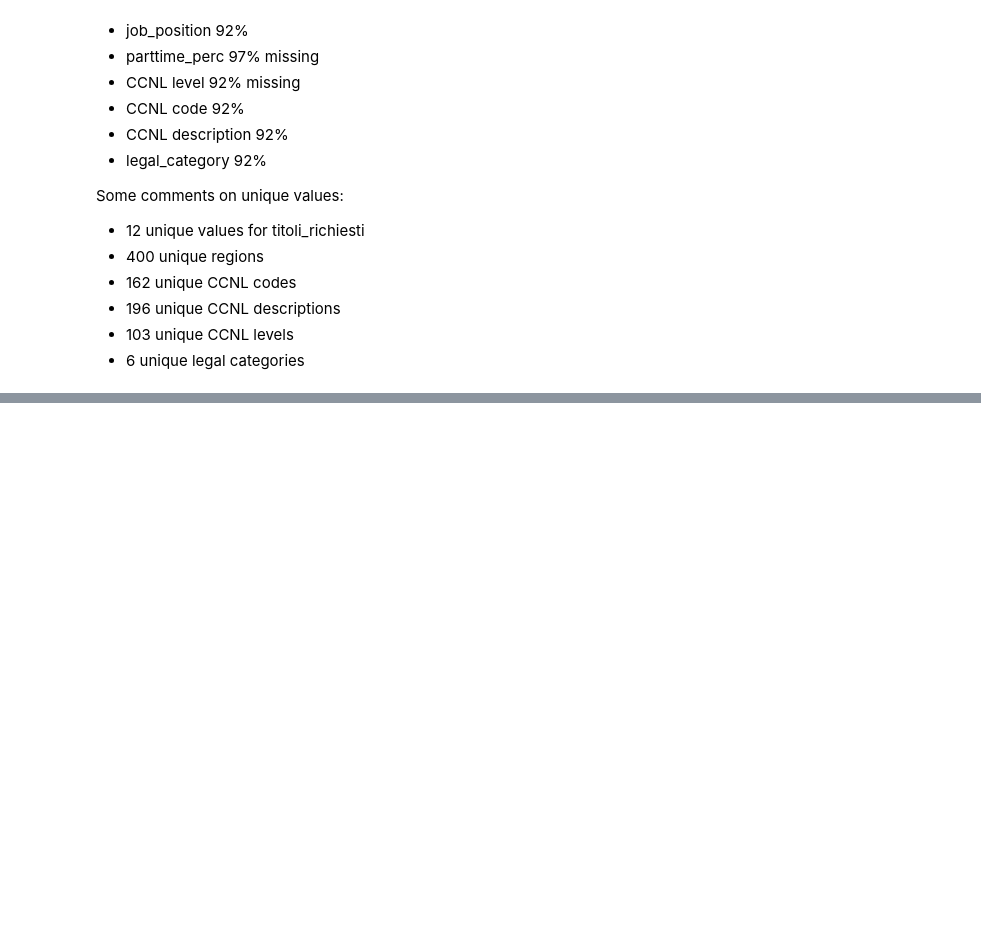
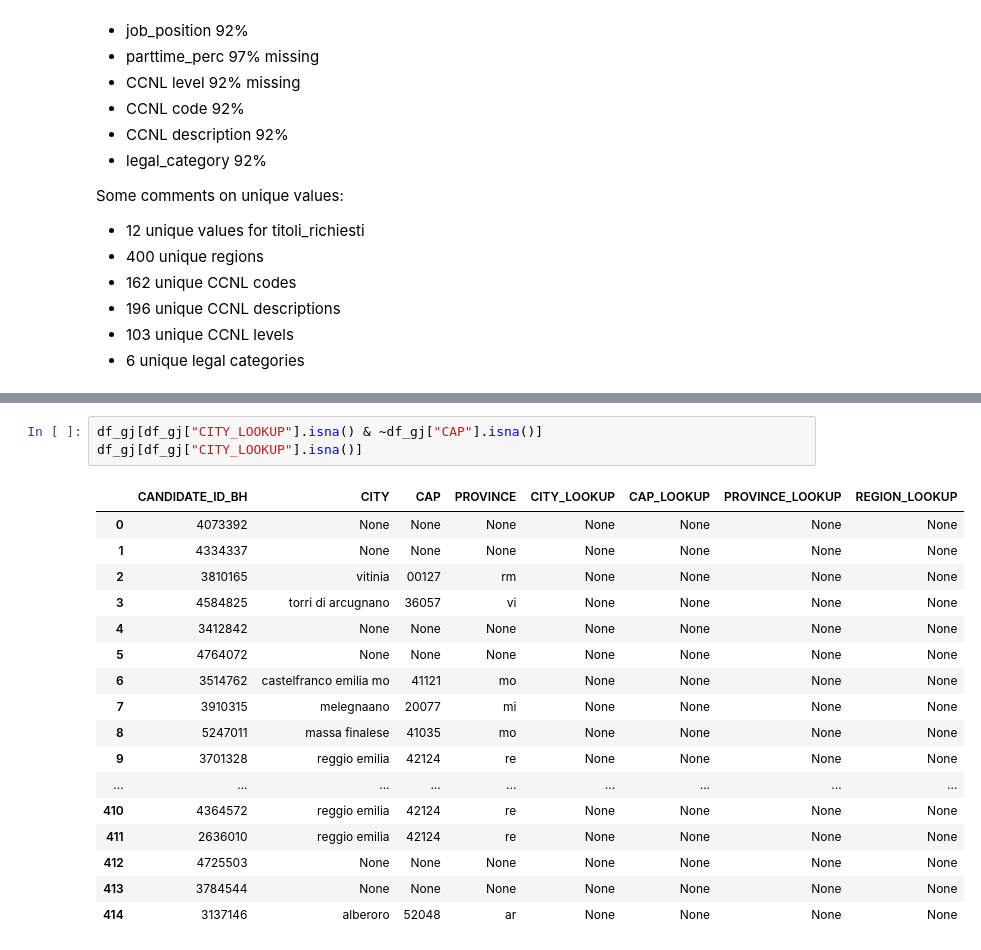
Before and after one commit to AntonioMariaFiscarelli/On-Bench-Candidates-to-Jobs-Auto-Match, a Jupyter notebook: notebooks/eda_onbench.ipynb, the cells around one changed output, grey strips where cells are left out. Cells and saved outputs as stored; diff of their text form; blank space fills up the shorter version.

```diff
--- a/notebooks/eda_onbench.ipynb
+++ b/notebooks/eda_onbench.ipynb
@@ -468,0 +662,21 @@ h1
+# %%
+df_gj[df_gj["CITY_LOOKUP"].isna() & ~df_gj["CAP"].isna()]
+df_gj[df_gj["CITY_LOOKUP"].isna()]
+# %% [output]
+|  | CANDIDATE_ID_BH | CITY | CAP | PROVINCE | CITY_LOOKUP | CAP_LOOKUP | PROVINCE_LOOKUP | REGION_LOOKUP |
+| 0 | 4073392 | None | None | None | None | None | None | None |
+| 1 | 4334337 | None | None | None | None | None | None | None |
+| 2 | 3810165 | vitinia | 00127 | rm | None | None | None | None |
+| 3 | 4584825 | torri di arcugnano | 36057 | vi | None | None | None | None |
+| 4 | 3412842 | None | None | None | None | None | None | None |
+| 5 | 4764072 | None | None | None | None | None | None | None |
+| 6 | 3514762 | castelfranco emilia mo | 41121 | mo | None | None | None | None |
+| 7 | 3910315 | melegnaano | 20077 | mi | None | None | None | None |
+| 8 | 5247011 | massa finalese | 41035 | mo | None | None | None | None |
+| 9 | 3701328 | reggio emilia | 42124 | re | None | None | None | None |
+| ... | ... | ... | ... | ... | ... | ... | ... | ... |
+| 410 | 4364572 | reggio emilia | 42124 | re | None | None | None | None |
+| 411 | 2636010 | reggio emilia | 42124 | re | None | None | None | None |
+| 412 | 4725503 | None | None | None | None | None | None | None |
+| 413 | 3784544 | None | None | None | None | None | None | None |
+| 414 | 3137146 | alberoro | 52048 | ar | None | None | None | None |
```
Also changed, not shown: parts of 31 cells of this notebook, 4 other files.
